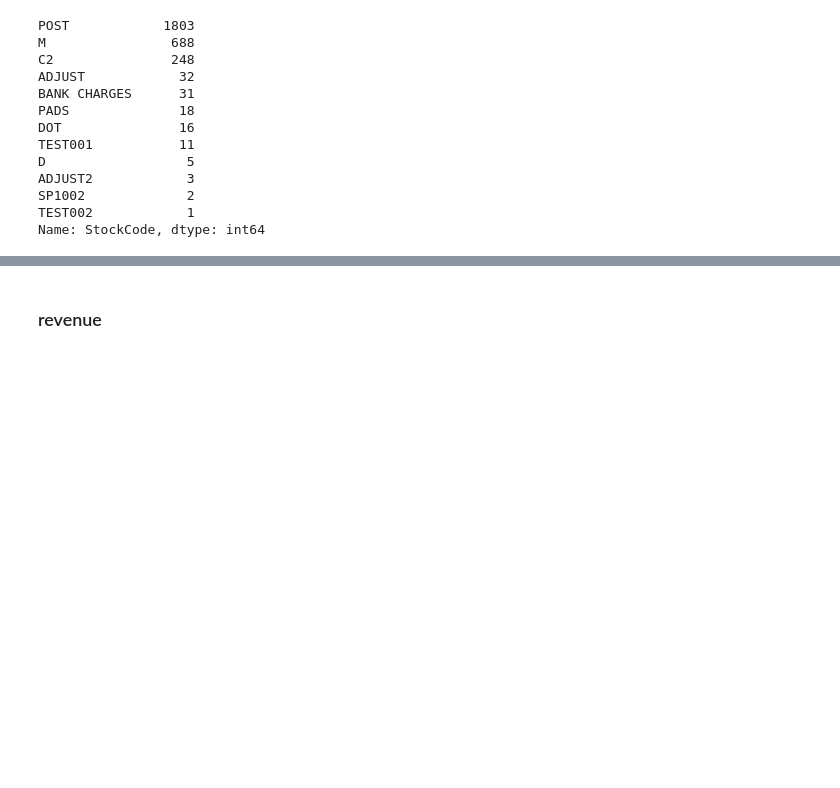
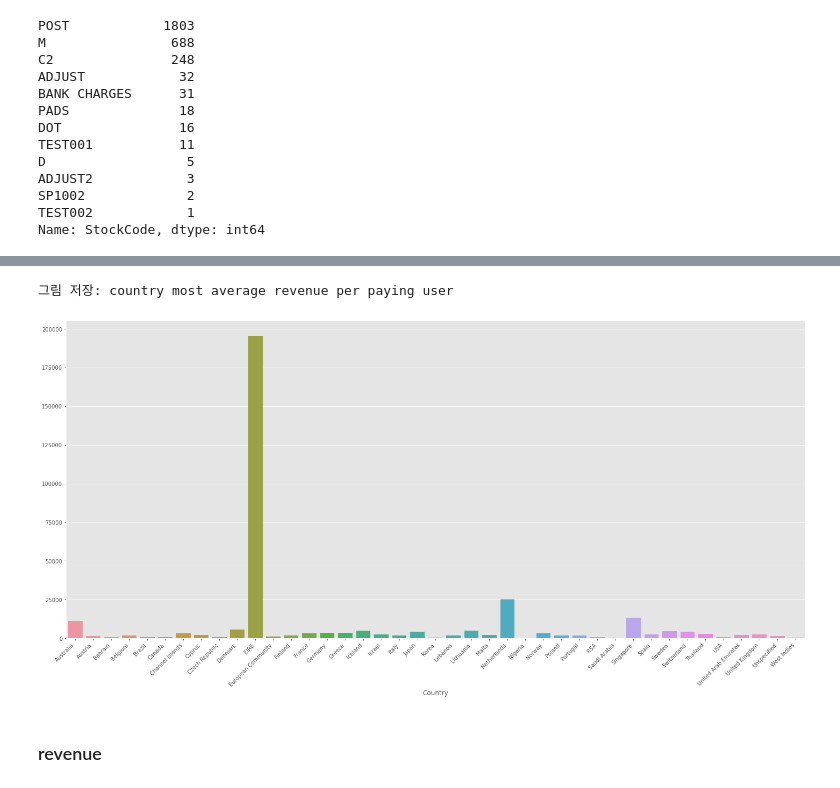
Before and after one commit to solyourock/growth, a Jupyter notebook: revise.ipynb, the cells around one changed output, grey strips where cells are left out. Saved outputs shown, nothing was run; the diff lists cells and outputs as text; code cells hidden in the pictures; blank space fills up the shorter version.

```diff
--- a/revise.ipynb
+++ b/revise.ipynb
@@ -157,3 +236,13 @@ data = data[~data['StockCode'].str.contains('^[a-zA-Z]+', regex=True)]
+# %%
+country_average = data.groupby(['Country']).sum()['total_price'] / data.groupby(['Country']).nunique()['Customer ID']
+plt.figure(figsize=(20,10))
+plot = sns.barplot(x=country_average.index, y=country_average)
+plot.set_xticklabels(plot.get_xticklabels(), rotation=45, horizontalalignment='right')
+save_fig("country most average revenue per paying user")
+plt.show();
+# %% [output]
+그림 저장: country most average revenue per paying user
+[figure, added]
 # %% [markdown]
 ### revenue
 # %%
```
Also changed, not shown: parts of 93 cells of this notebook.
